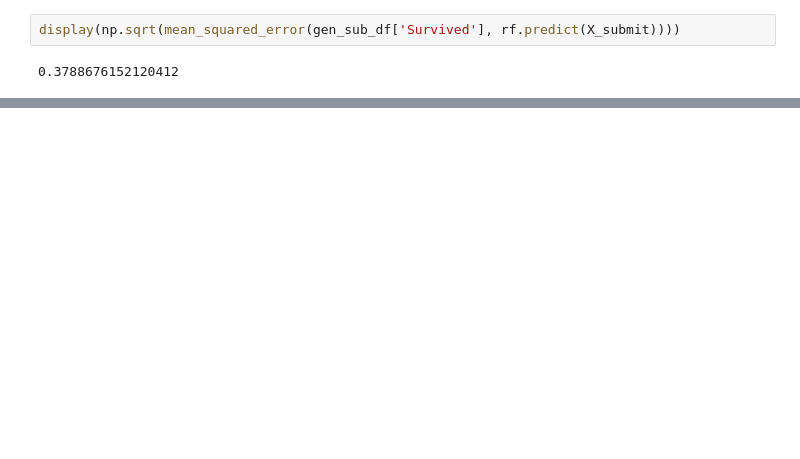
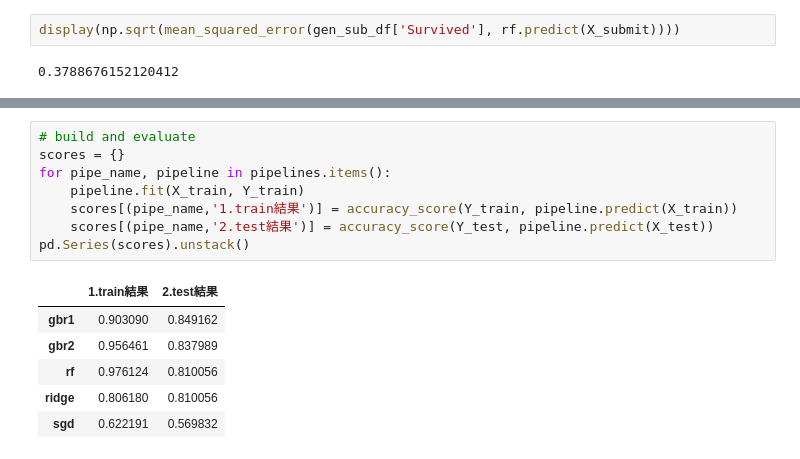
Before and after one commit to car53los/titanic, a Jupyter notebook: notebook/initial notebook.ipynb, the cells around one changed output, grey strips where cells are left out. Saved outputs shown, nothing was run; the diff lists cells and outputs as text; blank space fills up the shorter version.

```diff
--- a/notebook/initial notebook.ipynb
+++ b/notebook/initial notebook.ipynb
@@ -371,0 +371,15 @@ dtype: object
+# %%
+# build and evaluate
+scores = {}
+for pipe_name, pipeline in pipelines.items():
+    pipeline.fit(X_train, Y_train)
+    scores[(pipe_name,'1.train結果')] = accuracy_score(Y_train, pipeline.predict(X_train))
+    scores[(pipe_name,'2.test結果')] = accuracy_score(Y_test, pipeline.predict(X_test))
+pd.Series(scores).unstack()
+# %% [output]
+|  | 1.train結果 | 2.test結果 |
+| gbr1 | 0.903090 | 0.849162 |
+| gbr2 | 0.956461 | 0.837989 |
+| rf | 0.976124 | 0.810056 |
+| ridge | 0.806180 | 0.810056 |
+| sgd | 0.622191 | 0.569832 |
```
Also changed, not shown: parts of 20 cells of this notebook, 3 other files.
